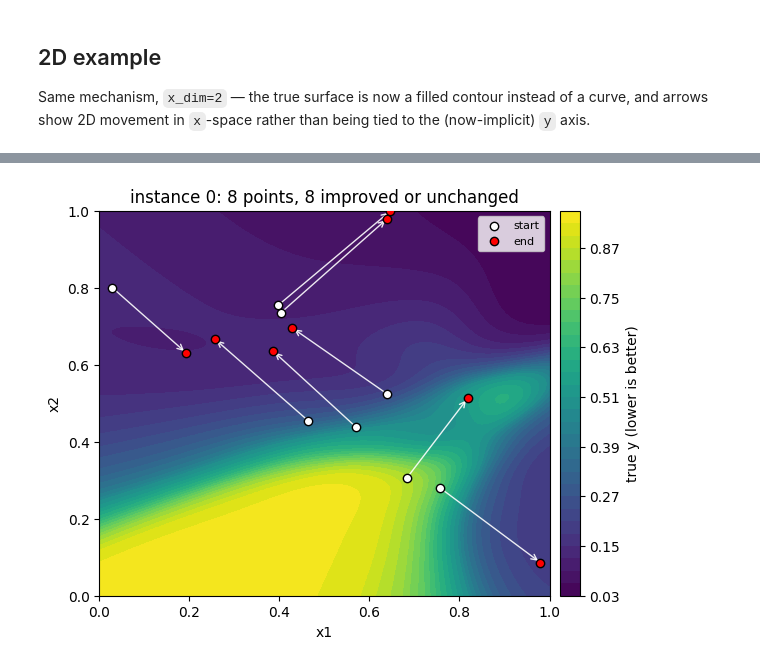
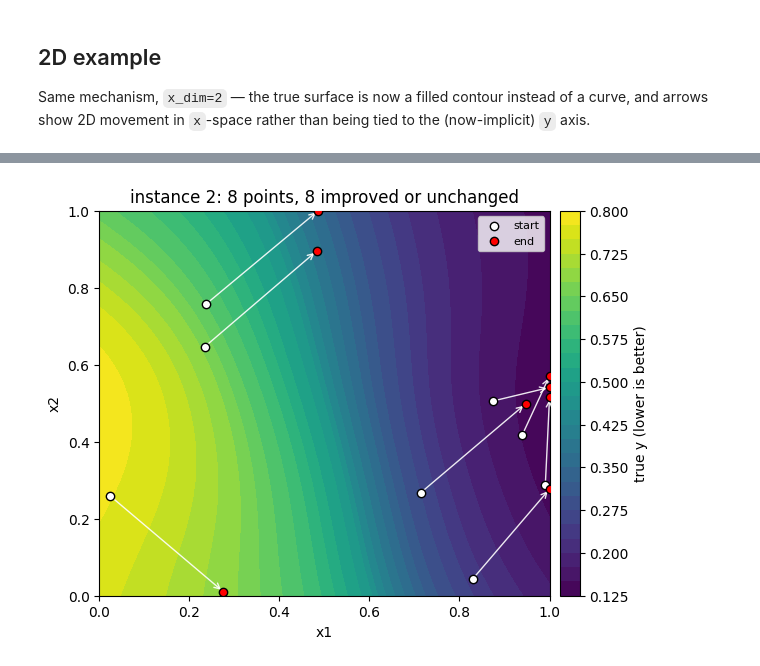
Before and after one commit to timruhkopf/AnytimeAcquisition, a Jupyter notebook: notebooks/label_behavior_playground.ipynb, the cells around one changed output, grey strips where cells are left out. Saved outputs shown, nothing was run; the diff lists cells and outputs as text; code cells hidden in the pictures.

```diff
--- a/notebooks/label_behavior_playground.ipynb
+++ b/notebooks/label_behavior_playground.ipynb
@@ -204,6 +204,6 @@ overall improvement from updating the label (y_start - y_end) over all 32 points
 # %%
-instance_idx = 0  # <-- change this (0..3) to look at a different instance
+instance_idx = 2  # <-- change this (0..3) to look at a different instance
 plot_refinement(prior_2d, x_start_2d, x_end_2d, y_start_2d, y_end_2d, instance_idx=instance_idx)
 plt.show()
 # %% [output]
-[figure, old version]
+[figure, new version]
```
Also changed, not shown: parts of 3 cells of this notebook, 7 other files.
